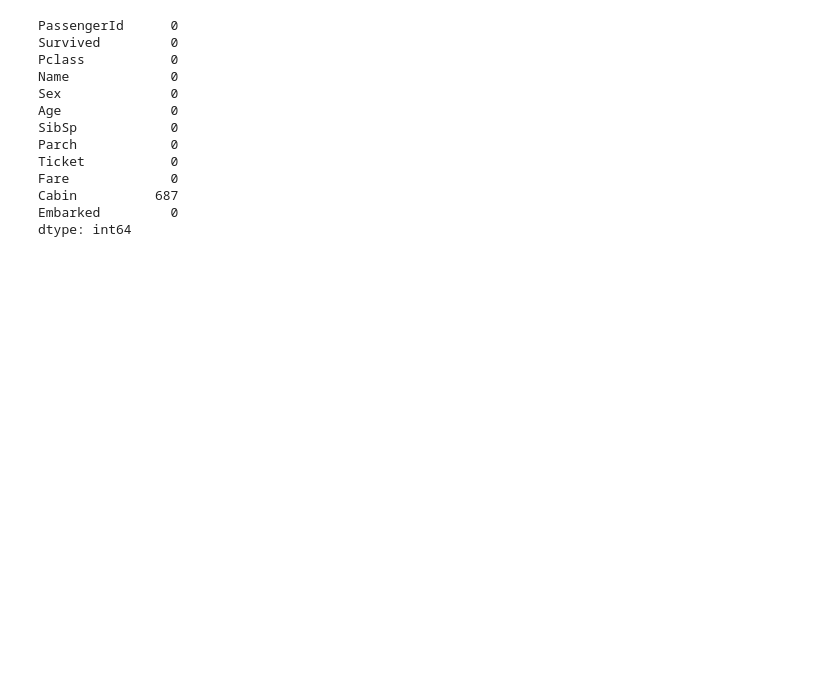
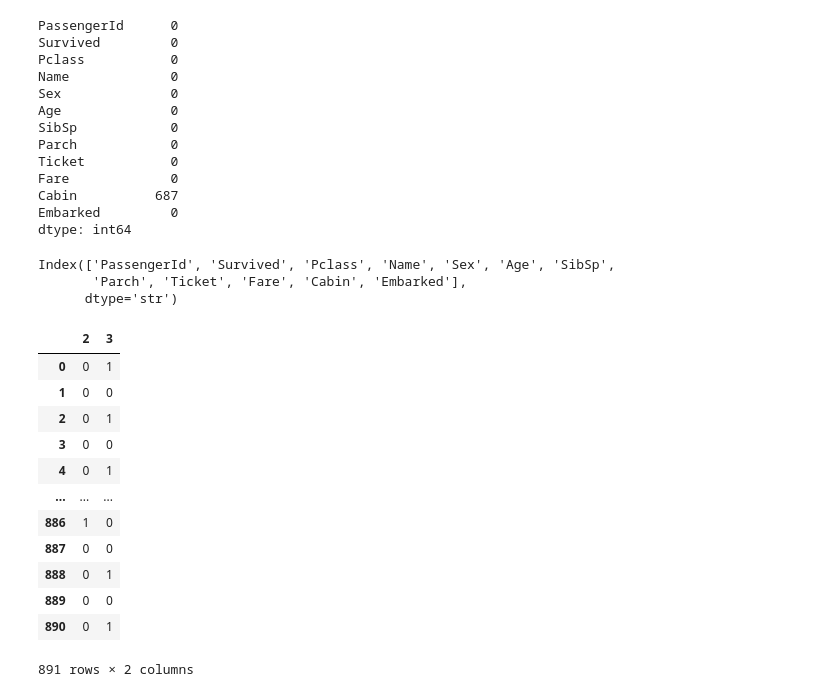
Before and after one commit to medhavinisree/ML_Workshop, a Jupyter notebook: EDA_CaseStudy.ipynb, the cells around one changed output. Drawn from its saved outputs; the diff is of its cells as text; code cells hidden in the pictures; blank space fills up the shorter version.

```diff
--- a/EDA_CaseStudy.ipynb
+++ b/EDA_CaseStudy.ipynb
@@ -359,3 +357,28 @@ Fare             0
 Cabin          687
 Embarked         0
 dtype: int64
+# %%
+#Feature Engineering ---->Feature Encoding(process of convert categorical values into numerical)
+data.columns
+# %% [output]
+Index(['PassengerId', 'Survived', 'Pclass', 'Name', 'Sex', 'Age', 'SibSp',
+       'Parch', 'Ticket', 'Fare', 'Cabin', 'Embarked'],
+      dtype='str')
+# %%
+#get_dummies()
+pclass = pd.get_dummies(data['Pclass'], drop_first=True, dtype=int)
+pclass
+# %% [output]
+|  | 2 | 3 |
+| 0 | 0 | 1 |
+| 1 | 0 | 0 |
+| 2 | 0 | 1 |
+| 3 | 0 | 0 |
+| 4 | 0 | 1 |
+| ... | ... | ... |
+| 886 | 1 | 0 |
+| 887 | 0 | 0 |
+| 888 | 0 | 1 |
+| 889 | 0 | 0 |
+| 890 | 0 | 1 |
+891 rows × 2 columns
```
Also changed, not shown: parts of 10 cells of this notebook.
